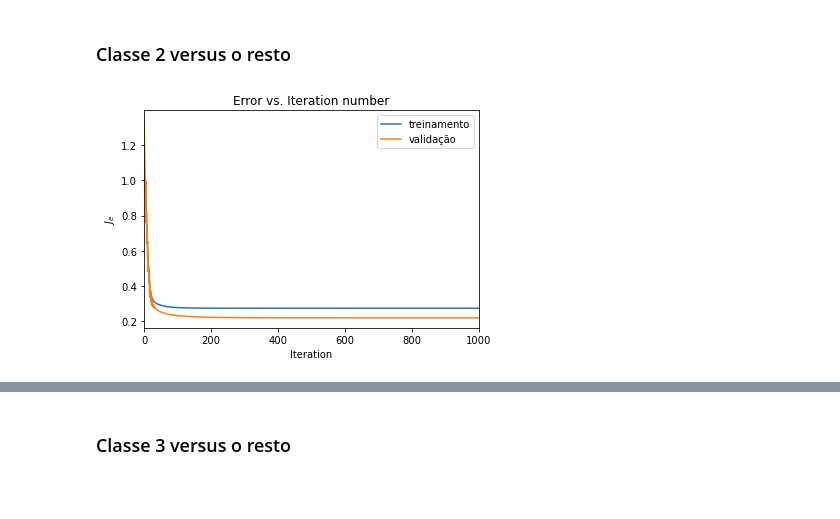
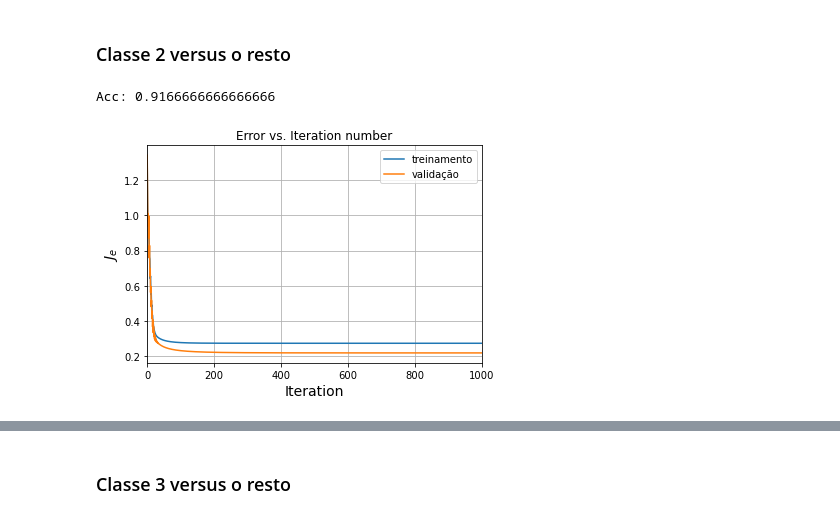
Before and after one commit to zz4fap/tp555-ml, a Jupyter notebook: exemplos/classification/linear/logistic/ClassificationOfFourClassesWithOvAandOvO.ipynb, the cells around one changed output, grey strips where cells are left out. Cells and saved outputs as stored; diff of their text form; code cells hidden in the pictures; blank space fills up the shorter version.

```diff
--- a/exemplos/classification/linear/logistic/ClassificationOfFourClassesWithOvAandOvO.ipynb
+++ b/exemplos/classification/linear/logistic/ClassificationOfFourClassesWithOvAandOvO.ipynb
@@ -20,6 +20,7 @@ np.random.seed(seed)
 ### Definição da classe `LogisticRegressor`
 # %%
 class LogisticRegressor:
+    '''Class implementing the Logistic Regressor.'''
 
     def error_function(self, x, y, a):
         '''Calculate the average error.'''
@@ -67,7 +68,7 @@ class LogisticRegressor:
             Jgd[iteration+1] = self.error_function(x_train, y_train, a)
             Jgd_v[iteration+1] = self.error_function(x_test, y_test, a)
             error = np.abs(Jgd[iteration+1] - Jgd[iteration])
-            # Early-stop: Store weights for the smallest error ever.
+            # Early-stop: Store weights for the smallest validation error ever.
             if(Jgd_v[iteration+1] < minimum_val_error):
                 minimum_val_error = Jgd_v[iteration+1]
                 a_min = a
@@ -209,14 +295,22 @@ clf3 = LogisticRegressor()
 
 # Train the model.
 a_min3, minimum_val_error, iteration, Jgd, Jgd_v = clf3.fit(X_train, y_train, X_test, y_test, alpha, n_iterations, seed)
+
+# Calculate accuracy.
+y_pred = clf3.predict(X_test, a_min3)
+acc = accuracy_score(y_test, y_pred)
+print('Acc:', acc)
+# %% [output]
+Acc: 0.9166666666666666
 # %%
 plt.plot(np.arange(0, iteration), Jgd[0:iteration], label='treinamento')
 plt.plot(np.arange(0, iteration), Jgd_v[0:iteration], label='validação')
 plt.xlim((0, iteration))
-plt.xlabel('Iteration')
-plt.ylabel('$J_e$')
+plt.xlabel('Iteration', fontsize=14)
+plt.ylabel('$J_e$', fontsize=14)
 plt.title('Error vs. Iteration number')
 plt.legend()
+plt.grid()
 plt.show()
 # %% [output]
-[figure, old version]
+[figure, new version]
```
Also changed, not shown: parts of 43 cells of this notebook, 4 other files.
